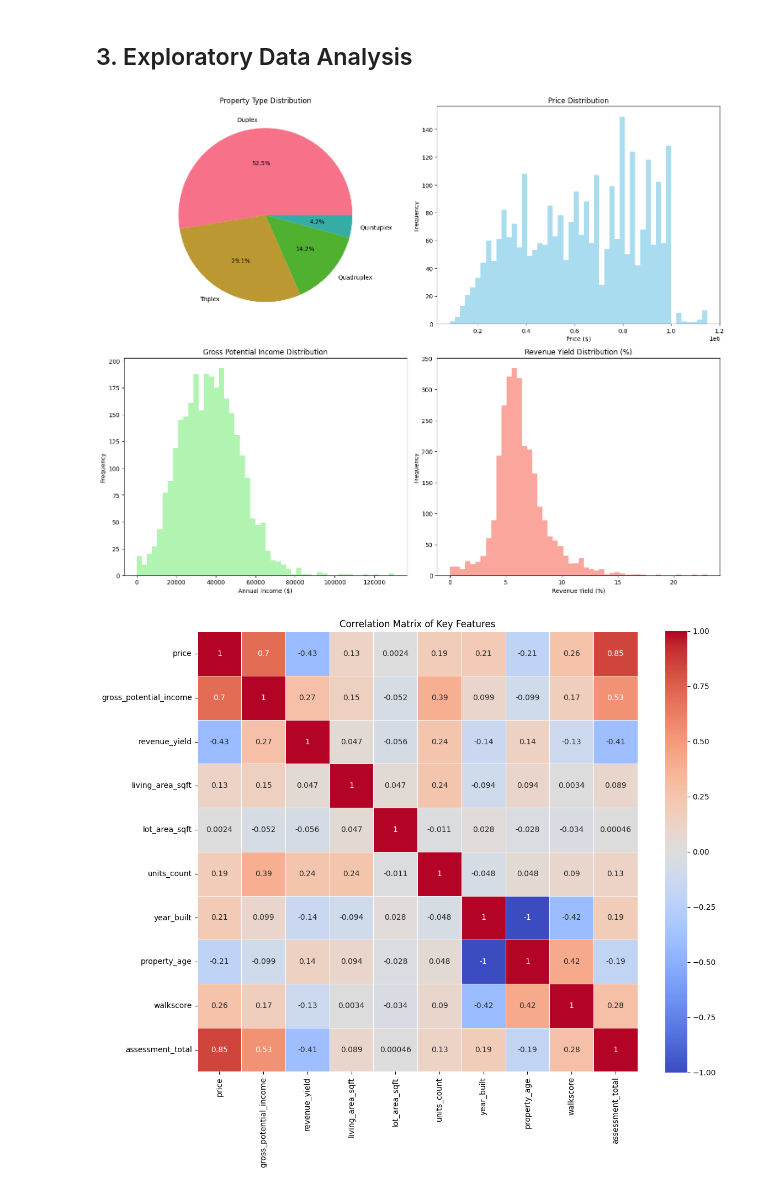
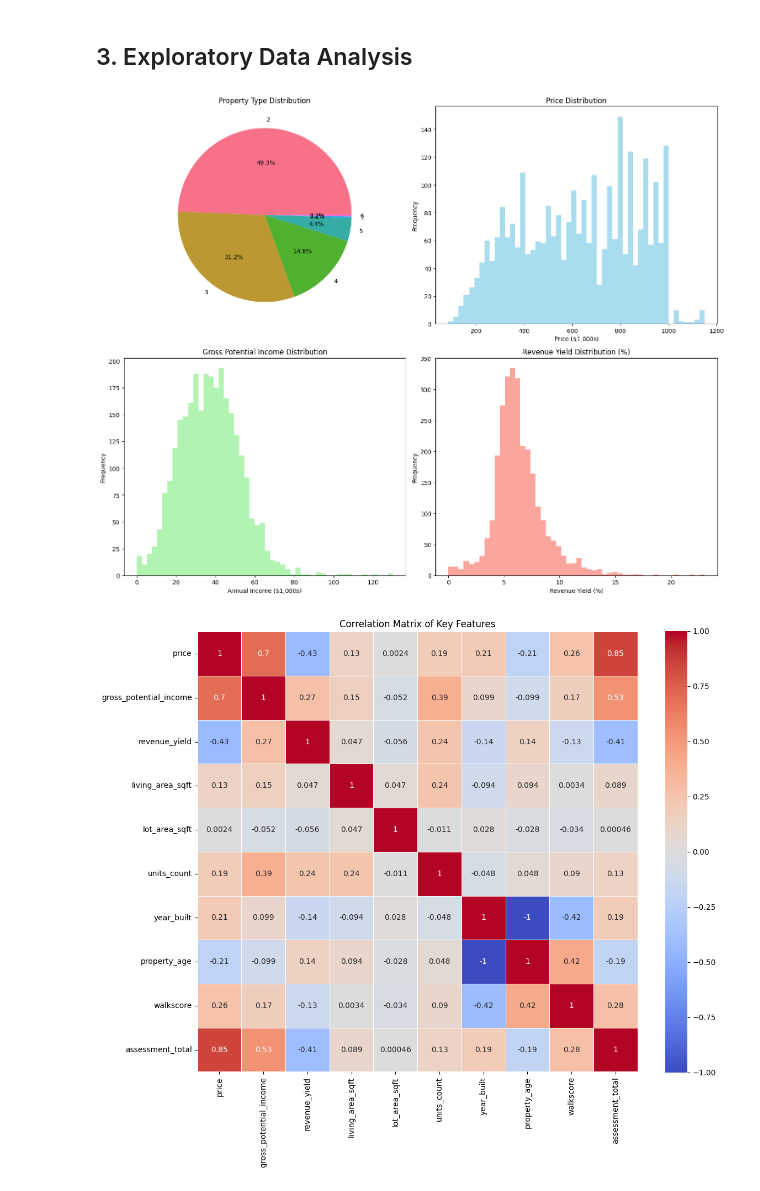
Before and after one commit to MrRolie/centris_analysis, a Jupyter notebook: plex/plex_data_exploration.ipynb, the cells around one changed output. Cells and saved outputs as stored; diff of their text form; code cells hidden in the pictures.

```diff
--- a/plex/plex_data_exploration.ipynb
+++ b/plex/plex_data_exploration.ipynb
@@ -27,15 +27,30 @@ from sklearn.ensemble import RandomForestRegressor
 from sklearn.metrics import r2_score, mean_squared_error, mean_absolute_error
 from sklearn.preprocessing import StandardScaler, LabelEncoder
 
+# Setup paths and configuration
+import os
+import sys
+UTILS_PATH = os.path.abspath(os.path.join(os.getcwd(), '..', 'utils'))
+if UTILS_PATH not in sys.path:
+    sys.path.insert(0, UTILS_PATH)
+
+# Import configuration and data preparation
+from config import get_config, print_config
+from data_preparation import prepare_plex_data, get_feature_groups
+
 # Set style for better plots
 plt.style.use('seaborn-v0_8-deep')
 sns.set_palette("husl")
+
+# Load configuration and data
+config = get_config()
+print_config()
 # %%
-# Load the data
-df = pd.read_csv('../../data/centris_comprehensive_plex_data.csv')
+# Load the raw data
+df = pd.read_csv(config['data_path'])
 
-print(f"Dataset shape: {df.shape}")
-print(f"\nColumns: {list(df.columns)}")
+print(f"\nDataset shape: {df.shape}")
+print(f"Columns: {list(df.columns)}")
 print(f"\nData types:")
-df.dtypes
+print(df.dtypes)
 # %% [output]
@@ -143,34 +219,37 @@ New features created:
 # %%
 # Property type distribution
 fig, axes = plt.subplots(2, 2, figsize=(15, 12))
 
 # Property categories
-category_counts = data['category_clean'].value_counts()
+category_counts = data['units_count'].value_counts()
 axes[0,0].pie(category_counts.values, labels=category_counts.index, autopct='%1.1f%%')
 axes[0,0].set_title('Property Type Distribution')
 
 # Price distribution
 axes[0,1].hist(data['price'], bins=50, alpha=0.7, color='skyblue')
 axes[0,1].set_title('Price Distribution')
-axes[0,1].set_xlabel('Price ($)')
+axes[0,1].set_xlabel('Price ($1,000s)')
 axes[0,1].set_ylabel('Frequency')
+axes[0,1].set_xticklabels([f"{int(x/1000)}" for x in axes[0,1].get_xticks()])
 
 # Revenue distribution
 axes[1,0].hist(data['gross_potential_income'], bins=50, alpha=0.7, color='lightgreen')
 axes[1,0].set_title('Gross Potential Income Distribution')
-axes[1,0].set_xlabel('Annual Income ($)')
+axes[1,0].set_xlabel('Annual Income ($1,000s)')
 axes[1,0].set_ylabel('Frequency')
+axes[1,0].set_xticklabels([f"{int(x/1000)}" for x in axes[1,0].get_xticks()])
+
 
 # Revenue yield distribution
 axes[1,1].hist(data['revenue_yield'], bins=50, alpha=0.7, color='salmon')
 axes[1,1].set_title('Revenue Yield Distribution (%)')
 axes[1,1].set_xlabel('Revenue Yield (%)')
 axes[1,1].set_ylabel('Frequency')
 
 plt.tight_layout()
 plt.show()
 # %% [output]
-[figure, old version]
+[figure, new version]
 # %%
 # Correlation matrix for key numerical features
 correlation_features = ['price', 'gross_potential_income', 'revenue_yield',
```
Also changed, not shown: parts of 4 cells of this notebook, 6 other files.
